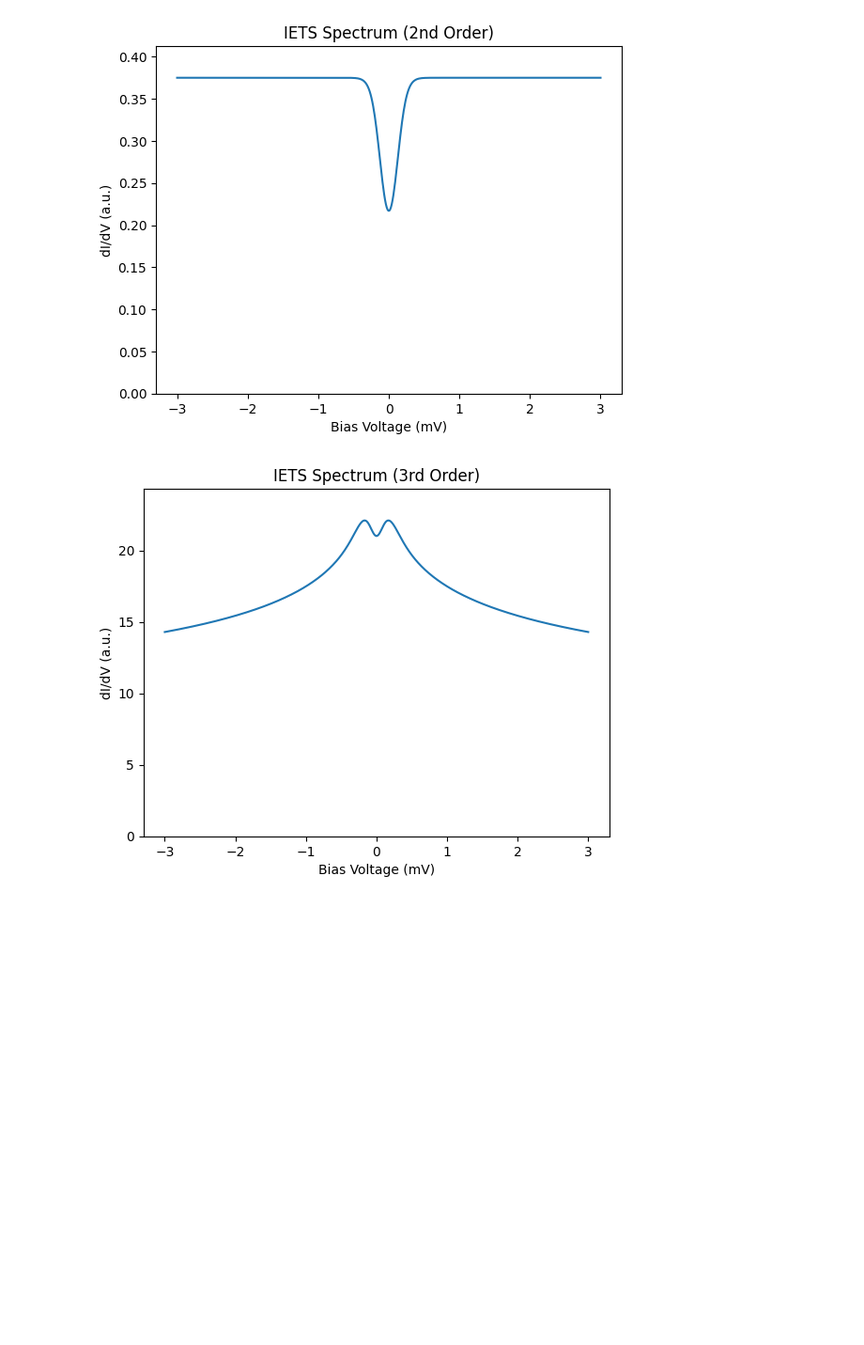
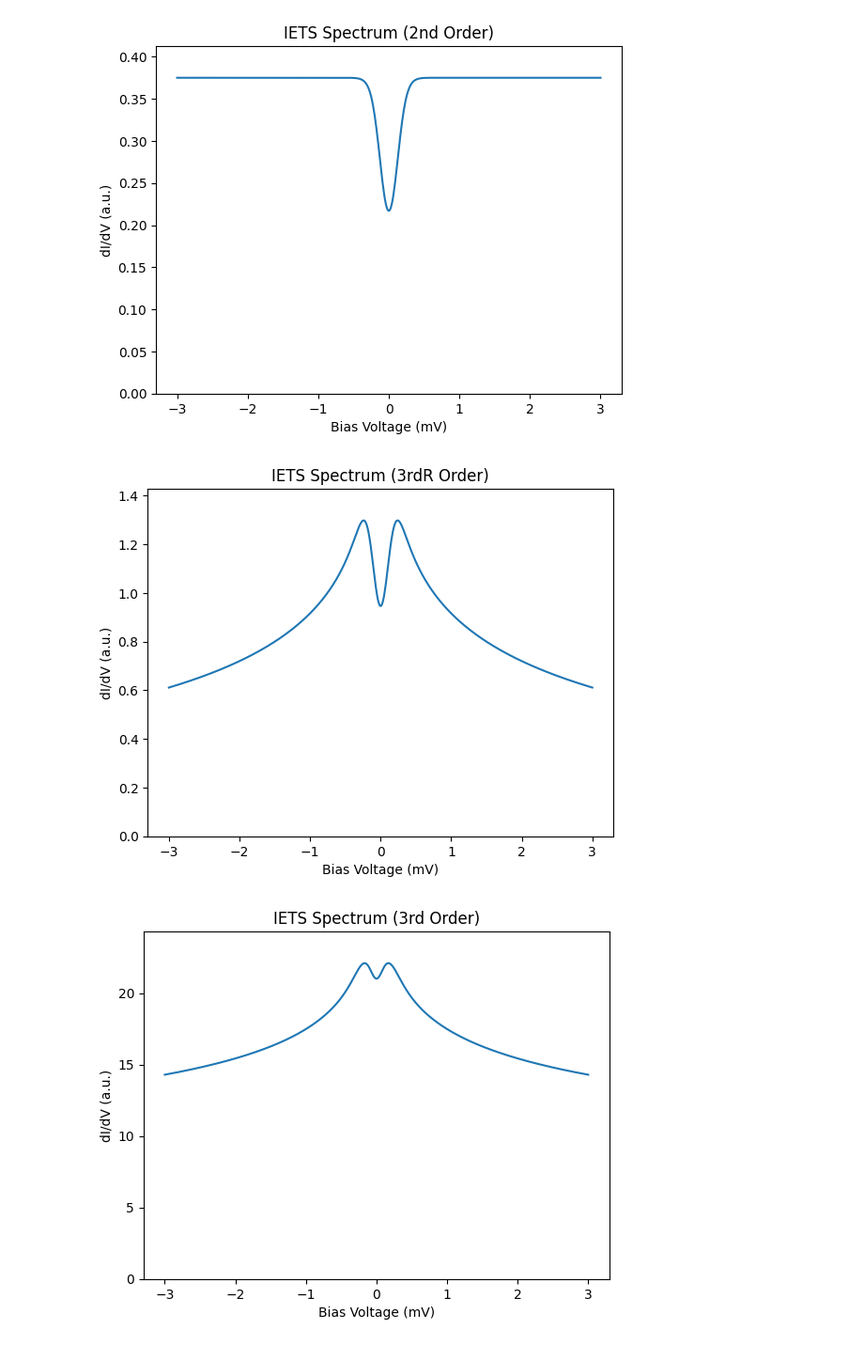
Before and after one commit to WillkeLab/Spinfinity, a Jupyter notebook: spinsimulation/test_3rdOrder.ipynb, the cells around one changed output. Shown at 94% size. Drawn from its saved outputs; the diff is of its cells as text; code cells hidden in the pictures; blank space fills up the shorter version.

Commit message:
made a 3rd order rate version2

```diff
--- a/spinsimulation/test_3rdOrder.ipynb
+++ b/spinsimulation/test_3rdOrder.ipynb
@@ -48,17 +49,19 @@ vis.plotIETS(spinsys, Vrange=[-3,3], N=500, norm=False, order='2nd')
 # %%
 import calcdIdV3 as spec3
 
 spinsys=SpinSys([0.5])
-spinsys.J=-0.4  # Set the Kondo coupling strength
+spinsys.J=[-0.4]  # Set the Kondo coupling strength
 spinsys.U=[0]  # Set the Coulomb repulsion strength
 spinsys.B=[0,0,1]
 spinsys.BTip=[0,0,0] # Add a tipfield for driving
 spinsys.T=0.5  # Set the temperature
 hamil.calcEigEnergies(spinsys)
 V_array = np.linspace(-3, 3, 1000)  # Define the voltage range for the IETS calculation
 #spec3.spec3(spinsys, 0, V_array)
 
-#vis.plotIETS(spinsys, Vrange=[-3, 3], N=1000, norm=False, order='3rd')
+vis.plotIETS(spinsys, Vrange=[-3, 3], N=1000, norm=False, order='3rdR')
+# %% [output]
+[figure, added]
 # %%
 import calcBath as bath
 import calcdIdV3 as spec3
```
Also changed, not shown: parts of 1 cell of this notebook, 2 other files.
